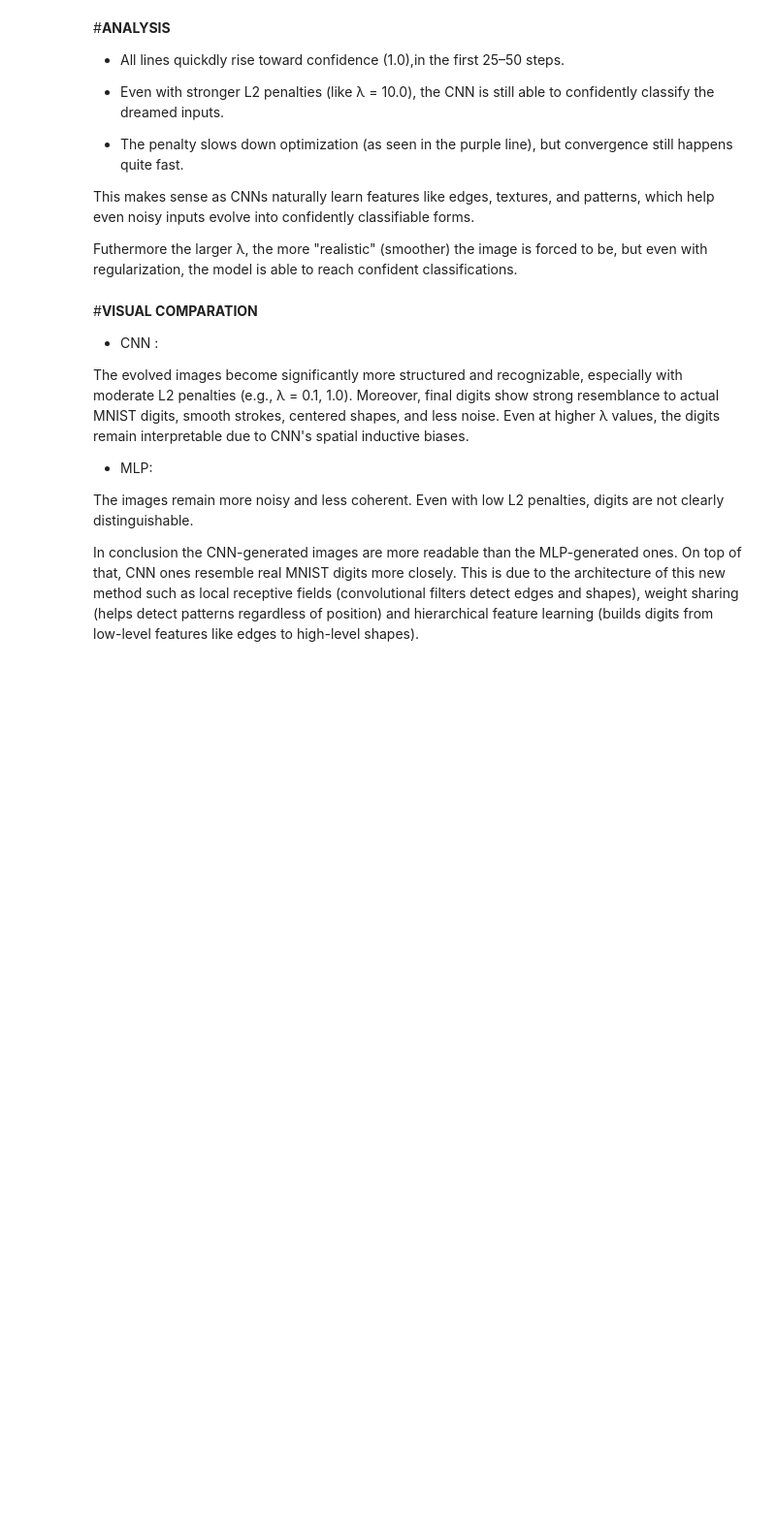
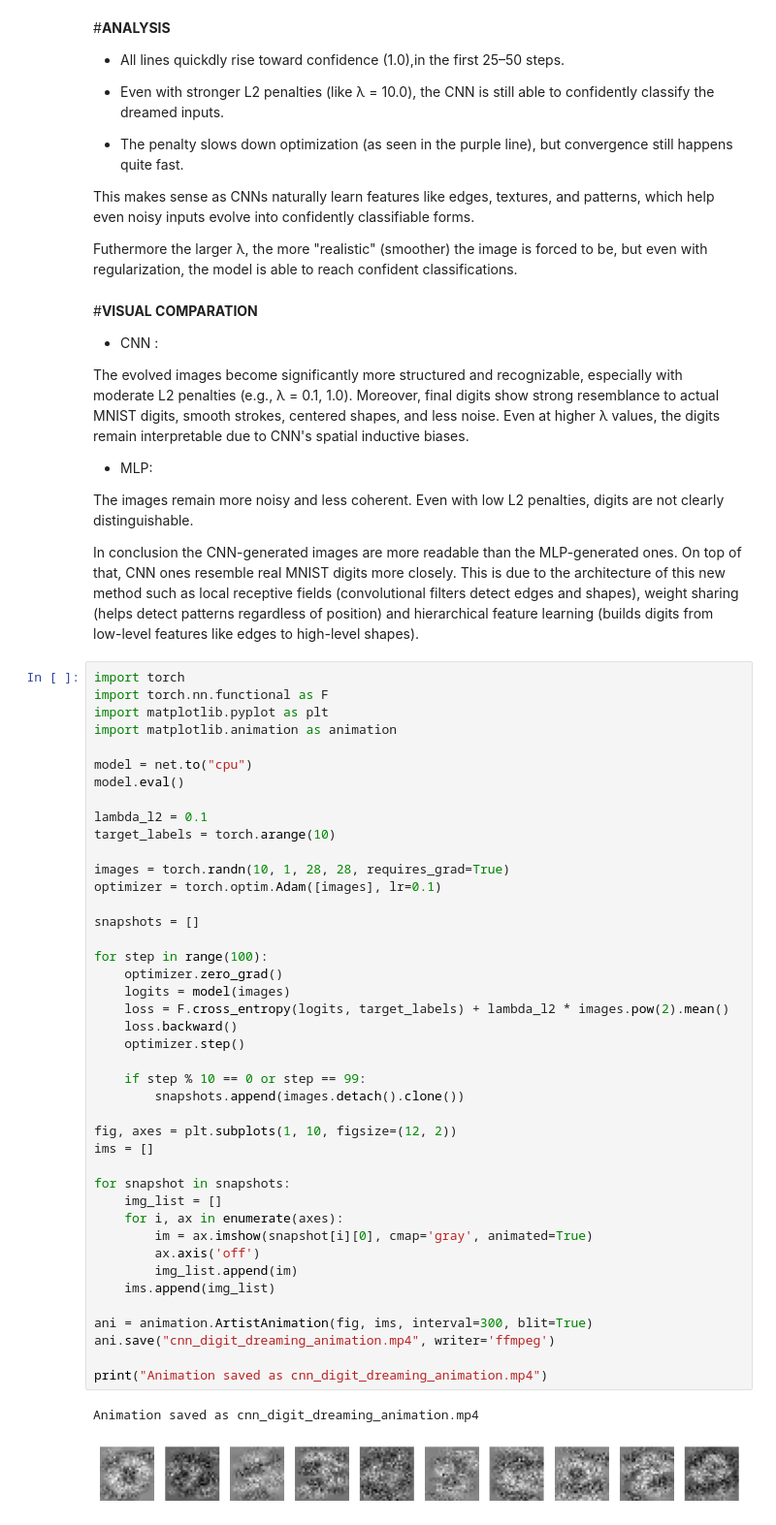
Before and after one commit to glorivaas/Machine_Learning25, a Jupyter notebook: Lab10.ipynb, the cells around one changed output. Shown at 97% size. Drawn from its saved outputs; the diff is of its cells as text; blank space fills up the shorter version.

```diff
--- a/Lab10.ipynb
+++ b/Lab10.ipynb
@@ -459,3 +459,48 @@ Futhermore the larger λ, the more "realistic" (smoother) the image is forced to
  The images remain more noisy and less coherent. Even with low L2 penalties, digits are not clearly distinguishable.
 
 In conclusion the CNN-generated images are more readable than the MLP-generated ones. On top of that, CNN ones resemble real MNIST digits more closely. This is due to the architecture of this new method such as local receptive fields (convolutional filters detect edges and shapes), weight sharing (helps detect patterns regardless of position) and hierarchical feature learning (builds digits from low-level features like edges to high-level shapes).
+# %%
+import torch
+import torch.nn.functional as F
+import matplotlib.pyplot as plt
+import matplotlib.animation as animation
+
+model = net.to("cpu")
+model.eval()
+
+lambda_l2 = 0.1
+target_labels = torch.arange(10)
+
+images = torch.randn(10, 1, 28, 28, requires_grad=True)
+optimizer = torch.optim.Adam([images], lr=0.1)
+
+snapshots = []
+
+for step in range(100):
+    optimizer.zero_grad()
+    logits = model(images)
+    loss = F.cross_entropy(logits, target_labels) + lambda_l2 * images.pow(2).mean()
+    loss.backward()
+    optimizer.step()
+
+    if step % 10 == 0 or step == 99:
+        snapshots.append(images.detach().clone())
+
+fig, axes = plt.subplots(1, 10, figsize=(12, 2))
+ims = []
+
+for snapshot in snapshots:
+    img_list = []
+    for i, ax in enumerate(axes):
+        im = ax.imshow(snapshot[i][0], cmap='gray', animated=True)
+        ax.axis('off')
+        img_list.append(im)
+    ims.append(img_list)
+
+ani = animation.ArtistAnimation(fig, ims, interval=300, blit=True)
+ani.save("cnn_digit_dreaming_animation.mp4", writer='ffmpeg')
+
+print("Animation saved as cnn_digit_dreaming_animation.mp4")
+# %% [output]
+Animation saved as cnn_digit_dreaming_animation.mp4
+[figure, added]
```
Also changed, not shown: parts of 8 cells of this notebook.
